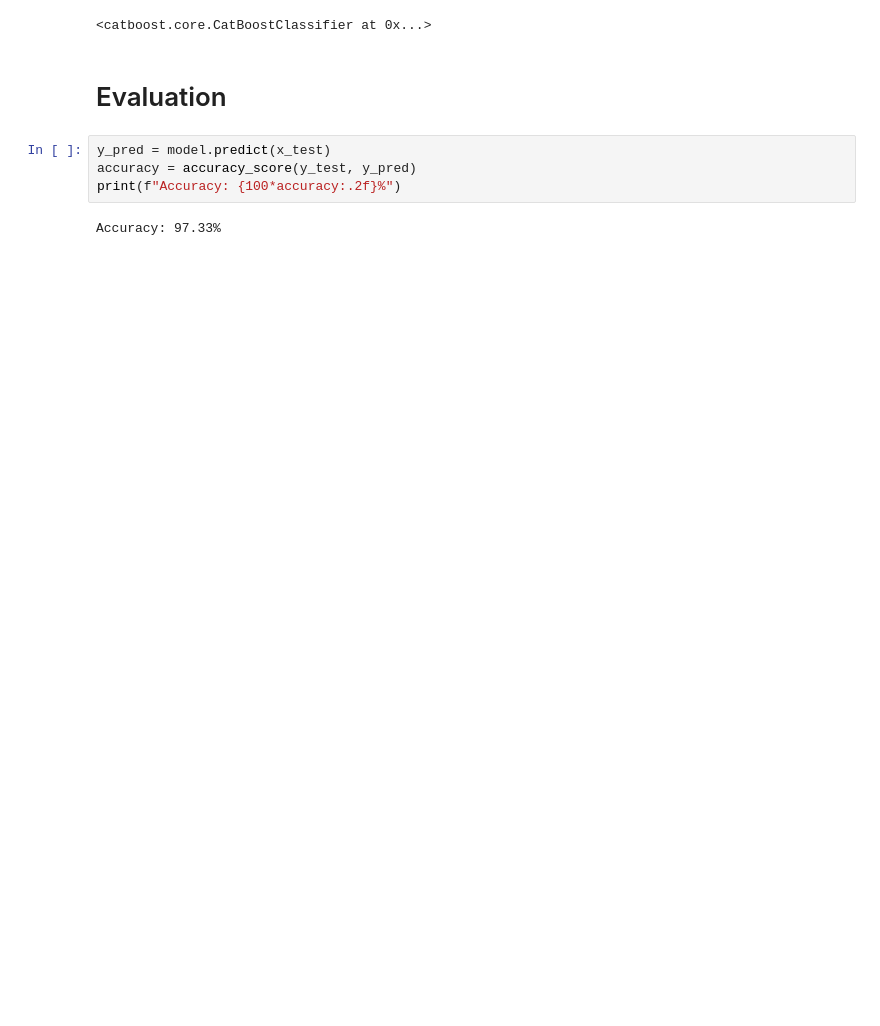
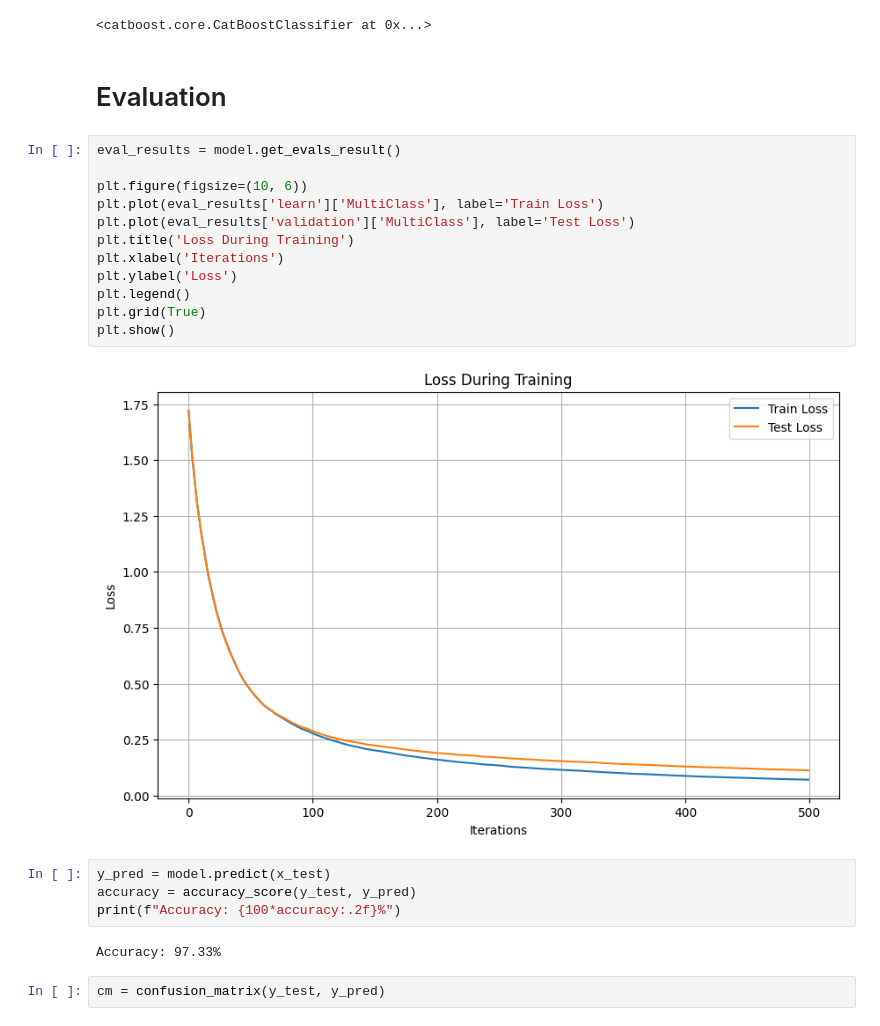
Before and after one commit to Venura-Shiromal/Ai-session-term1, a Jupyter notebook: AI_MachineLearning/Stress Predicition/StressPrediction_CatBoost.ipynb, the cells around one changed output. Cells and saved outputs as stored; diff of their text form; blank space fills up the shorter version.

```diff
--- a/AI_MachineLearning/Stress Predicition/StressPrediction_CatBoost.ipynb
+++ b/AI_MachineLearning/Stress Predicition/StressPrediction_CatBoost.ipynb
@@ -141,9 +163,25 @@ bestIteration = 499
 <catboost.core.CatBoostClassifier at 0x...>
 # %% [markdown]
 # Evaluation
+# %%
+eval_results = model.get_evals_result()
+
+plt.figure(figsize=(10, 6))
+plt.plot(eval_results['learn']['MultiClass'], label='Train Loss')
+plt.plot(eval_results['validation']['MultiClass'], label='Test Loss')
+plt.title('Loss During Training')
+plt.xlabel('Iterations')
+plt.ylabel('Loss')
+plt.legend()
+plt.grid(True)
+plt.show()
+# %% [output]
+[figure, added]
 # %%
 y_pred = model.predict(x_test)
 accuracy = accuracy_score(y_test, y_pred)
 print(f"Accuracy: {100*accuracy:.2f}%")
 # %% [output]
 Accuracy: 97.33%
+# %%
+cm = confusion_matrix(y_test, y_pred)
```
Also changed, not shown: parts of 4 cells of this notebook.
